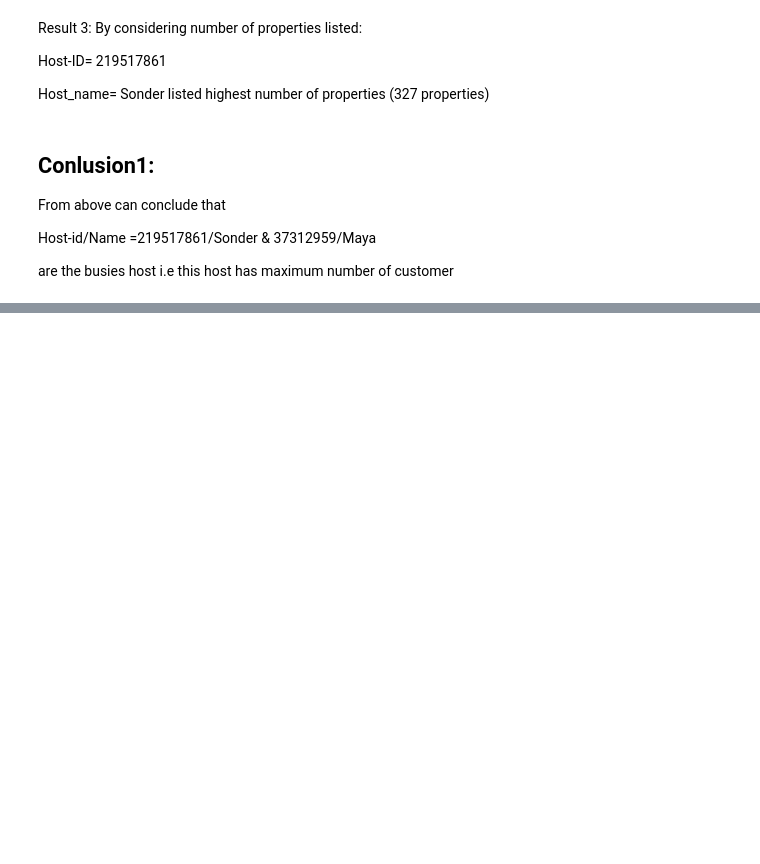
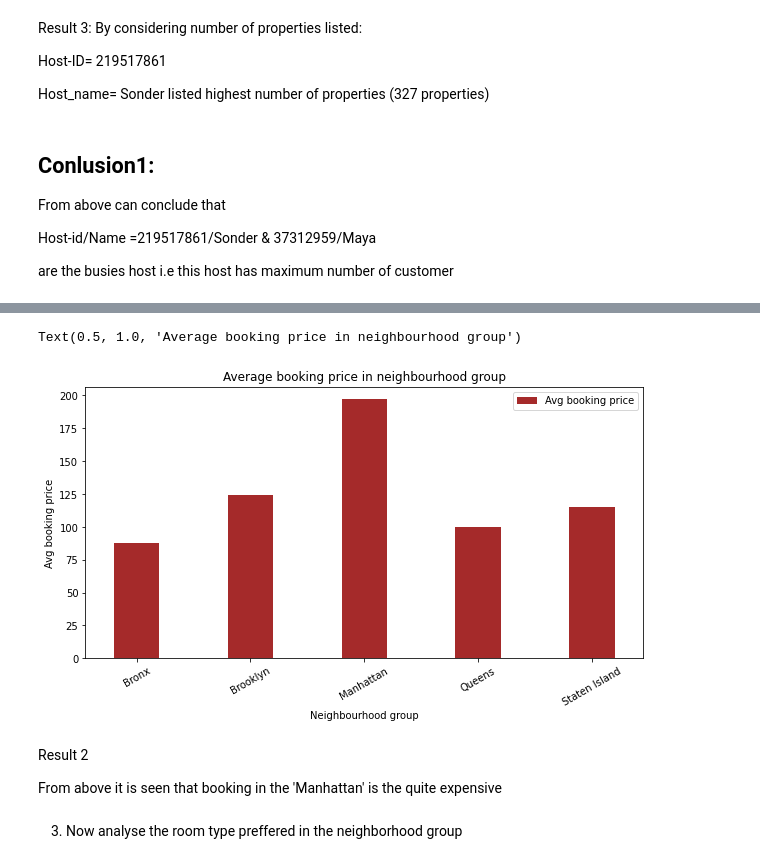
Before and after one commit to Mr-Premanand/Airbnb-Booking-Analysis, a Jupyter notebook: Airbnb_Bookings_Analysis_Capstone_Project.ipynb, the cells around one changed output, grey strips where cells are left out. Saved outputs shown, nothing was run; the diff lists cells and outputs as text; code cells hidden in the pictures; blank space fills up the shorter version.

```diff
--- a/Airbnb_Bookings_Analysis_Capstone_Project.ipynb
+++ b/Airbnb_Bookings_Analysis_Capstone_Project.ipynb
@@ -256,0 +285,4 @@ are the busies host i.e this host has maximum number of customer
+# %%
+#Calculating the average booking price by neighbourhood group
+mean_bookingprice_of_group=df.groupby("neighbourhood_group")["price"].mean().reset_index(name="Avg booking price")
+mean_bookingprice_of_group
@@ -256,0 +296,16 @@ are the busies host i.e this host has maximum number of customer
+# %%
+#now plot the above result
+mean_bookingprice_of_group.plot.bar(x="neighbourhood_group", y="Avg booking price", width=0.4,color="brown")
+plt.xticks(rotation=30)
+plt.xlabel("Neighbourhood group")
+plt.ylabel("Avg booking price")
+plt.title("Average booking price in neighbourhood group")
+# %% [output]
+Text(0.5, 1.0, 'Average booking price in neighbourhood group')
+[figure, added]
+# %% [markdown]
+Result 2
+
+From above it is seen that booking in the 'Manhattan' is the quite expensive
+# %% [markdown]
+3. Now analyse the room type preffered in the neighborhood group
```
Also changed, not shown: parts of 19 cells of this notebook.
